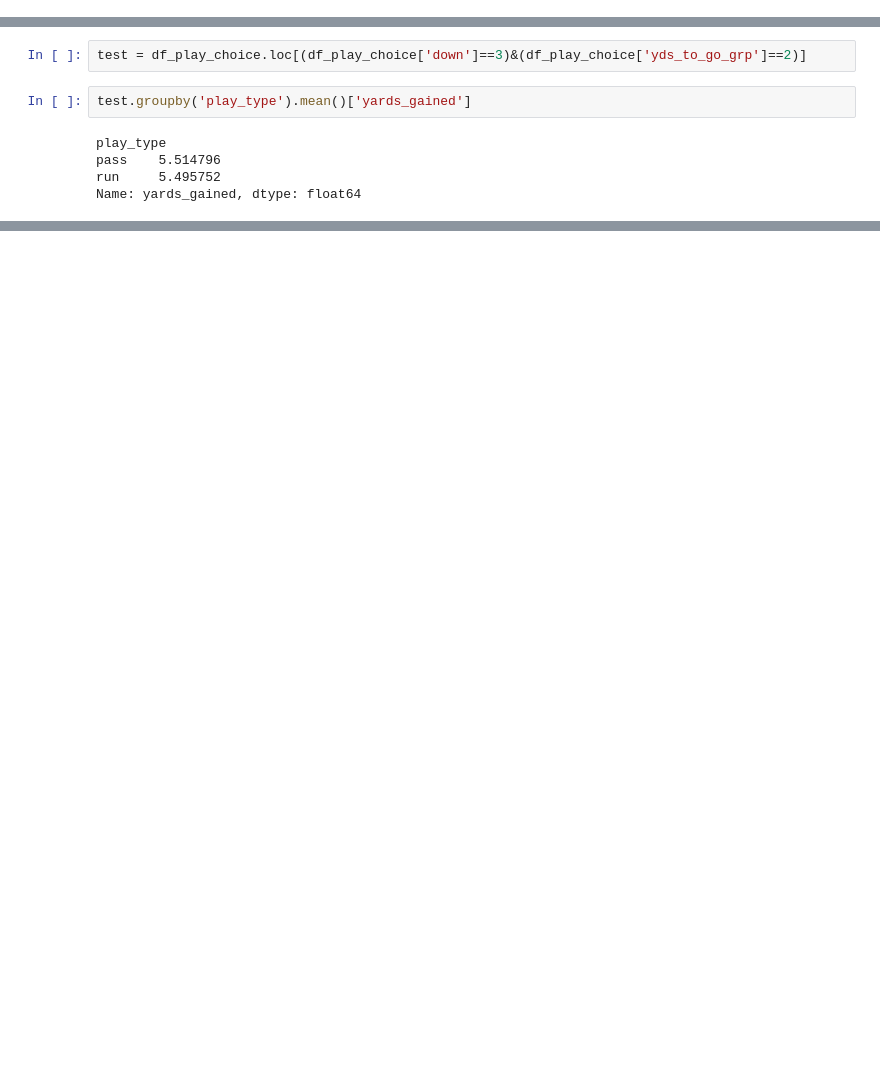
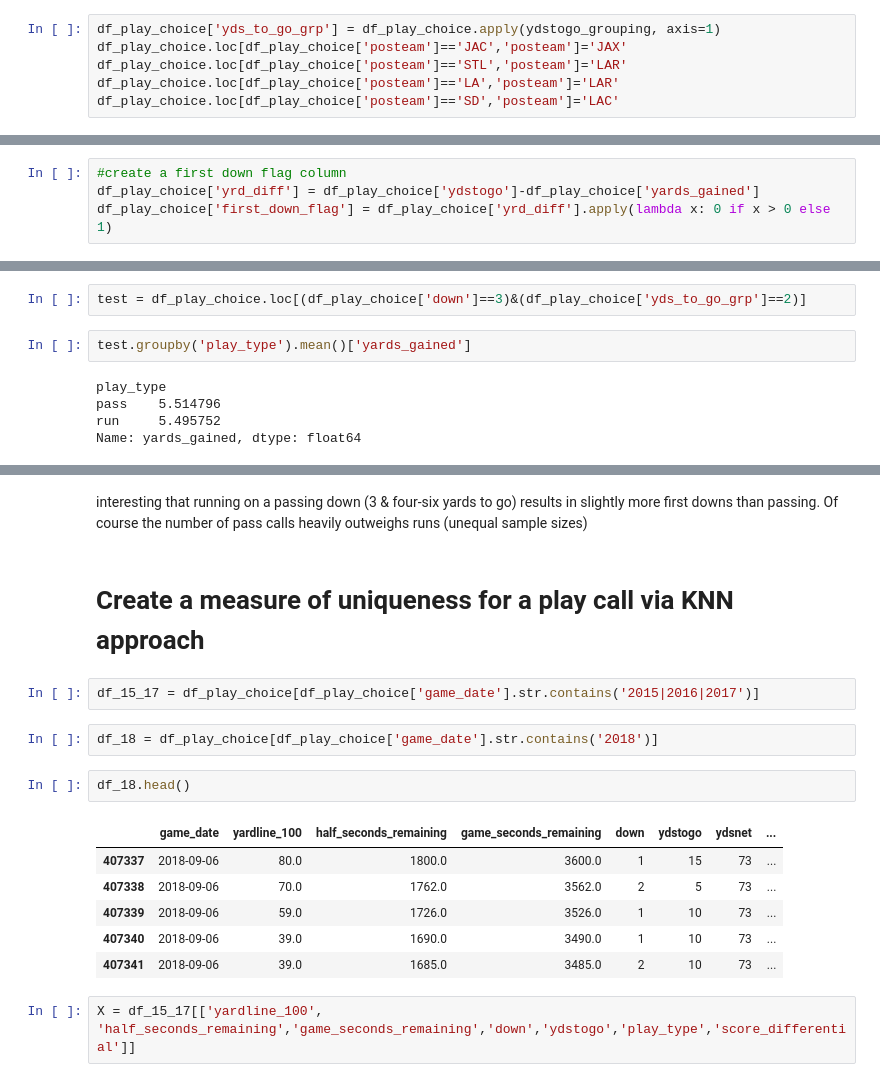
Before and after one commit to pspatel2/nfl_play_by_play_research, a Jupyter notebook: Exploring_Play_by_Play_NFL.ipynb, the cells around one changed output, grey strips where cells are left out. Cells and saved outputs as stored; diff of their text form; blank space fills up the shorter version.

Commit message:
Updated working analysis.  Added play prediction approach

```diff
--- a/Exploring_Play_by_Play_NFL.ipynb
+++ b/Exploring_Play_by_Play_NFL.ipynb
@@ -279,0 +272,6 @@ See the caveats in the documentation: http://pandas.pydata.org/pandas-docs/stabl
+# %%
+df_play_choice['yds_to_go_grp'] = df_play_choice.apply(ydstogo_grouping, axis=1)
+df_play_choice.loc[df_play_choice['posteam']=='JAC','posteam']='JAX'
+df_play_choice.loc[df_play_choice['posteam']=='STL','posteam']='LAR'
+df_play_choice.loc[df_play_choice['posteam']=='LA','posteam']='LAR'
+df_play_choice.loc[df_play_choice['posteam']=='SD','posteam']='LAC'
@@ -329,3 +342,7 @@ play_type
 pass    6.321333
 run     4.364193
 Name: yards_gained, dtype: float64
+# %%
+#create a first down flag column
+df_play_choice['yrd_diff'] = df_play_choice['ydstogo']-df_play_choice['yards_gained']
+df_play_choice['first_down_flag'] = df_play_choice['yrd_diff'].apply(lambda x: 0 if x > 0 else 1)
@@ -340,0 +378,19 @@ Name: yards_gained, dtype: float64
+# %% [markdown]
+interesting that running on a passing down (3 & four-six yards to go) results in slightly more first downs than passing.  Of course the number of pass calls heavily outweighs runs (unequal sample sizes)
+# %% [markdown]
+# Create a measure of uniqueness for a play call via KNN approach
+# %%
+df_15_17 = df_play_choice[df_play_choice['game_date'].str.contains('2015|2016|2017')]
+# %%
+df_18 = df_play_choice[df_play_choice['game_date'].str.contains('2018')]
+# %%
+df_18.head()
+# %% [output]
+|  | game_date | yardline_100 | half_seconds_remaining | game_seconds_remaining | down | ydstogo | ydsnet | ... |
+| 407337 | 2018-09-06 | 80.0 | 1800.0 | 3600.0 | 1 | 15 | 73 | ... |
+| 407338 | 2018-09-06 | 70.0 | 1762.0 | 3562.0 | 2 | 5 | 73 | ... |
+| 407339 | 2018-09-06 | 59.0 | 1726.0 | 3526.0 | 1 | 10 | 73 | ... |
+| 407340 | 2018-09-06 | 39.0 | 1690.0 | 3490.0 | 1 | 10 | 73 | ... |
+| 407341 | 2018-09-06 | 39.0 | 1685.0 | 3485.0 | 2 | 10 | 73 | ... |
+# %%
+X = df_15_17[['yardline_100', 'half_seconds_remaining','game_seconds_remaining','down','ydstogo','play_type','score_differential']]
```
Also changed, not shown: parts of 41 cells of this notebook.
